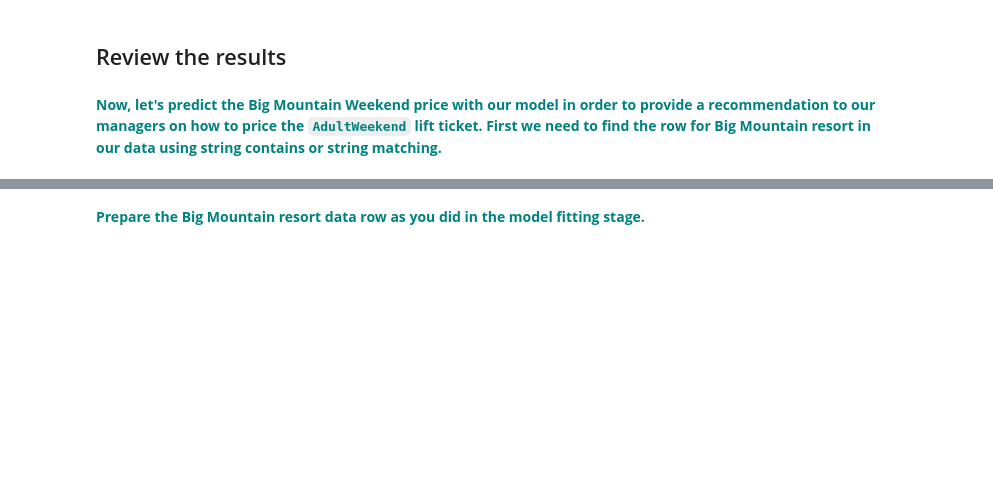
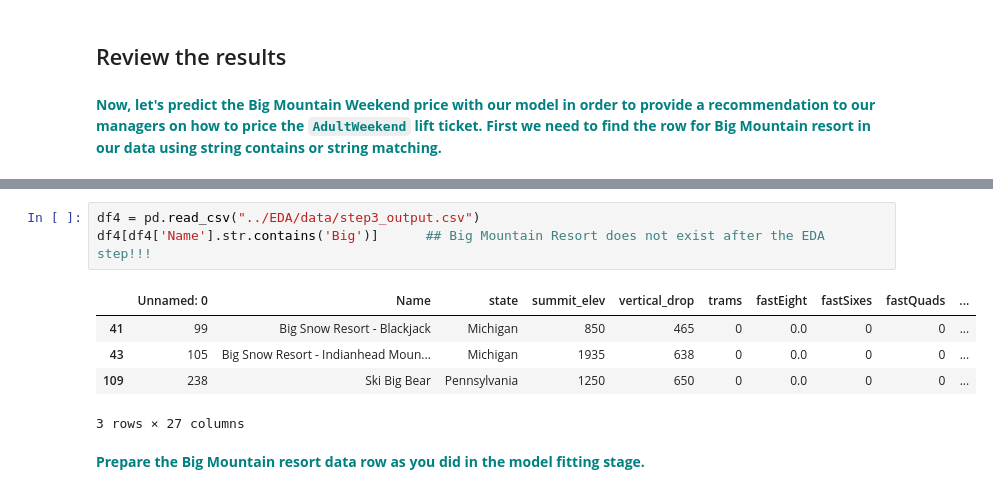
Before and after one commit to sudkpa/SB_DS, a Jupyter notebook: Career_Track/Guided_Capstone/Documentation/Notebook_stepsix.ipynb, the cells around one changed output, grey strips where cells are left out. Saved outputs shown, nothing was run; the diff lists cells and outputs as text; blank space fills up the shorter version.

```diff
--- a/Career_Track/Guided_Capstone/Documentation/Notebook_stepsix.ipynb
+++ b/Career_Track/Guided_Capstone/Documentation/Notebook_stepsix.ipynb
@@ -158,4 +163,13 @@ df3[df3['Name'] == 'Big Sky Resort']
 1 rows × 28 columns
+# %%
+df4 = pd.read_csv("../EDA/data/step3_output.csv")
+df4[df4['Name'].str.contains('Big')]      ## Big Mountain Resort does not exist after the EDA step!!!
+# %% [output]
+|  | Unnamed: 0 | Name | state | summit_elev | vertical_drop | trams | fastEight | fastSixes | fastQuads | ... |
+| 41 | 99 | Big Snow Resort - Blackjack | Michigan | 850 | 465 | 0 | 0.0 | 0 | 0 | ... |
+| 43 | 105 | Big Snow Resort - Indianhead Moun... | Michigan | 1935 | 638 | 0 | 0.0 | 0 | 0 | ... |
+| 109 | 238 | Ski Big Bear | Pennsylvania | 1250 | 650 | 0 | 0.0 | 0 | 0 | ... |
+3 rows × 27 columns
 # %% [markdown]
 **<font color='teal'> Prepare the Big Mountain resort data row as you did in the model fitting stage.</font>**
 # %% [markdown]
```
Also changed, not shown: parts of 8 cells of this notebook, 4 other files.
